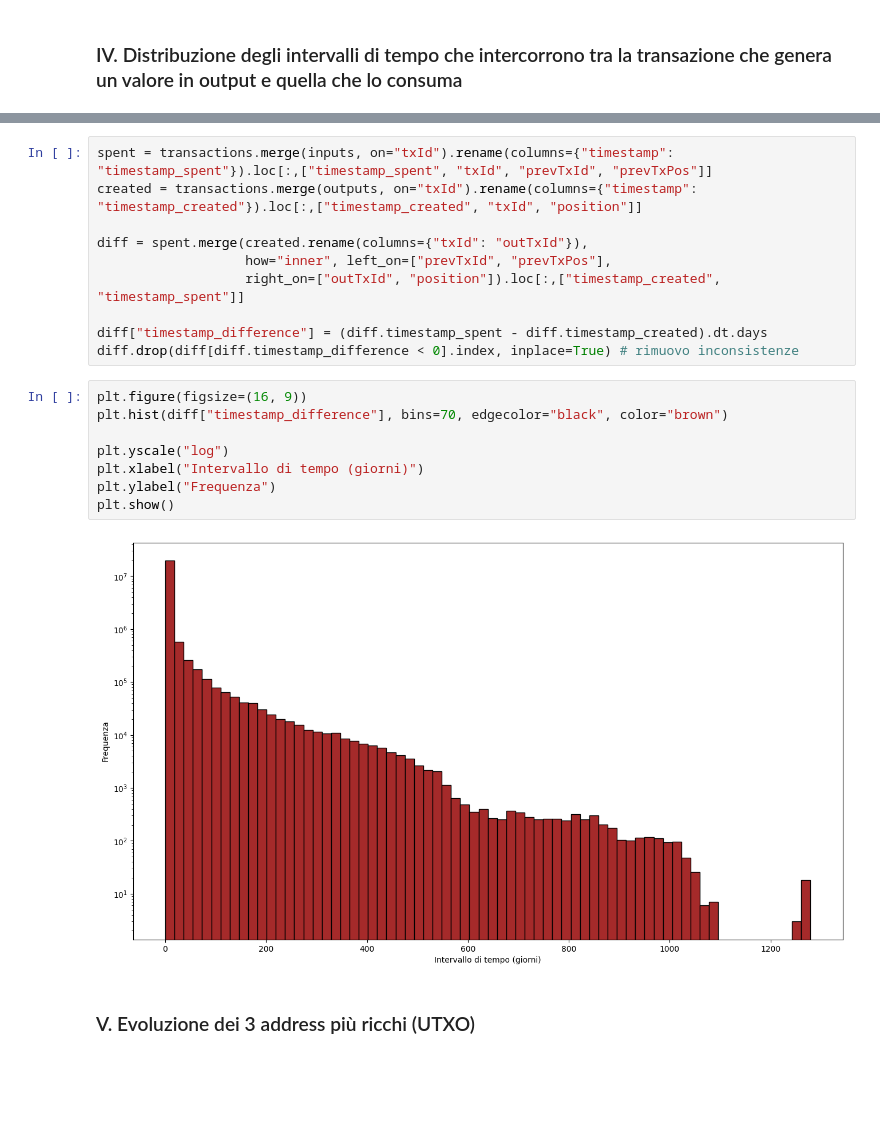
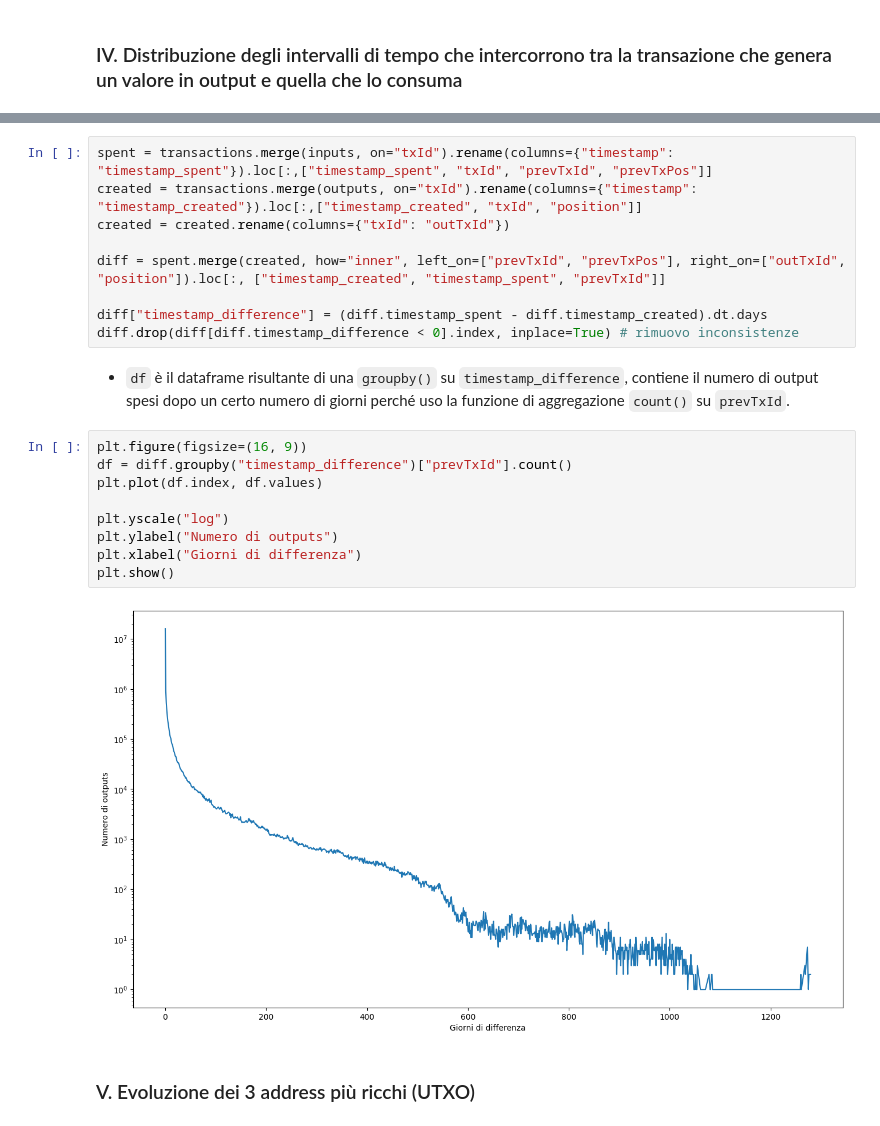
Before and after one commit to FlavRomano/CRAFTY, a Jupyter notebook: main.ipynb, the cells around one changed output, grey strips where cells are left out. Drawn from its saved outputs; the diff is of its cells as text; blank space fills up the shorter version.

```diff
--- a/main.ipynb
+++ b/main.ipynb
@@ -98,22 +139,24 @@ print(utxo)
 # %%
 spent = transactions.merge(inputs, on="txId").rename(columns={"timestamp": "timestamp_spent"}).loc[:,["timestamp_spent", "txId", "prevTxId", "prevTxPos"]]
 created = transactions.merge(outputs, on="txId").rename(columns={"timestamp": "timestamp_created"}).loc[:,["timestamp_created", "txId", "position"]]
+created = created.rename(columns={"txId": "outTxId"})
 
-diff = spent.merge(created.rename(columns={"txId": "outTxId"}),
-                   how="inner", left_on=["prevTxId", "prevTxPos"],
-                   right_on=["outTxId", "position"]).loc[:,["timestamp_created", "timestamp_spent"]]
+diff = spent.merge(created, how="inner", left_on=["prevTxId", "prevTxPos"], right_on=["outTxId", "position"]).loc[:, ["timestamp_created", "timestamp_spent", "prevTxId"]]
 
 diff["timestamp_difference"] = (diff.timestamp_spent - diff.timestamp_created).dt.days
 diff.drop(diff[diff.timestamp_difference < 0].index, inplace=True) # rimuovo inconsistenze
+# %% [markdown]
+- `df` è il dataframe risultante di una `groupby()` su `timestamp_difference`, contiene il numero di output spesi dopo un certo numero di giorni perché uso la funzione di aggregazione `count()` su `prevTxId`.
 # %%
 plt.figure(figsize=(16, 9))
-plt.hist(diff["timestamp_difference"], bins=70, edgecolor="black", color="brown")
+df = diff.groupby("timestamp_difference")["prevTxId"].count()
+plt.plot(df.index, df.values)
 
 plt.yscale("log")
-plt.xlabel("Intervallo di tempo (giorni)")
-plt.ylabel("Frequenza")
+plt.ylabel("Numero di outputs")
+plt.xlabel("Giorni di differenza")
 plt.show()
 # %% [output]
-[figure, old version]
+[figure, new version]
 # %% [markdown]
 ### V. Evoluzione dei 3 address più ricchi (UTXO)
```
Also changed, not shown: parts of 15 cells of this notebook.
